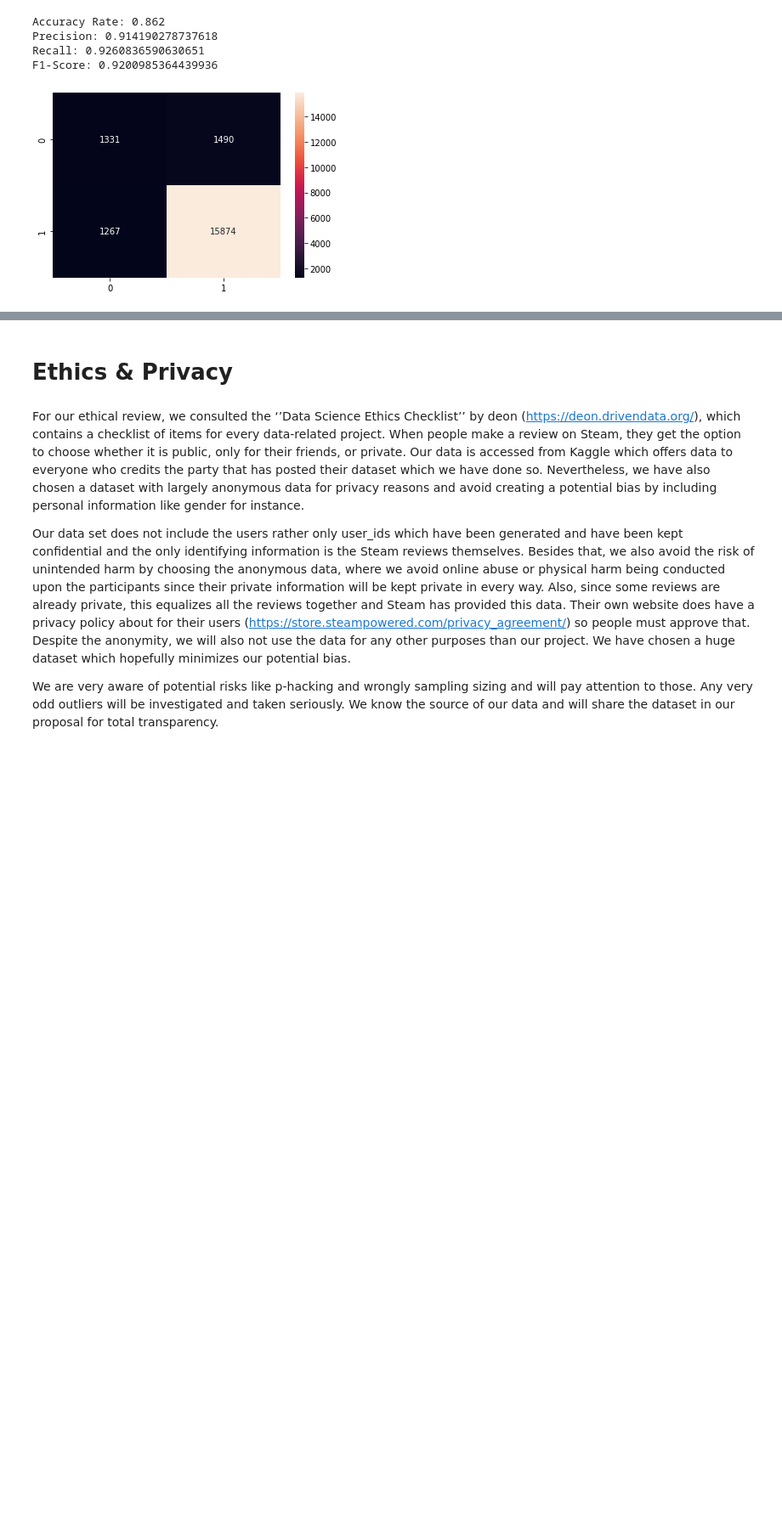
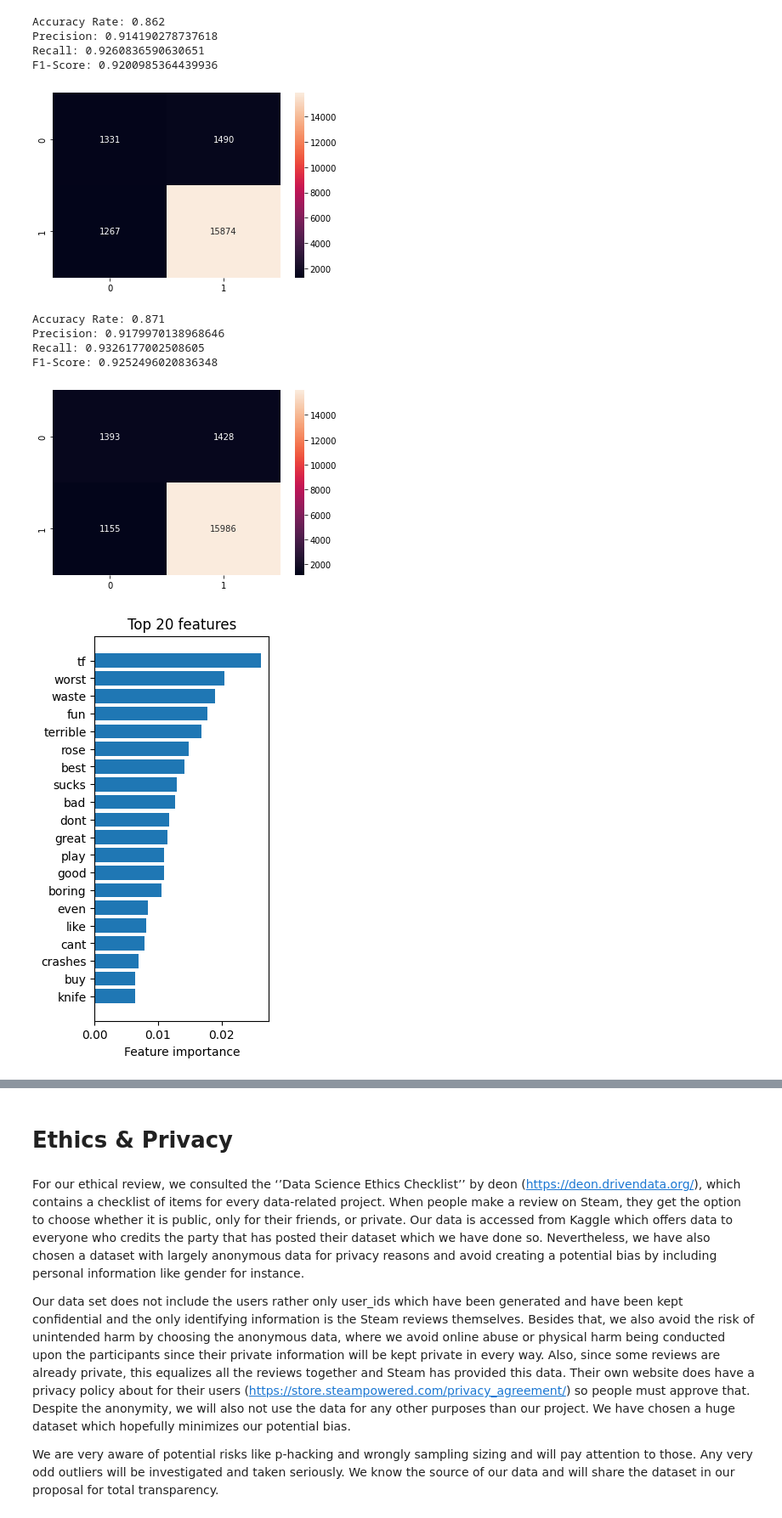
Before and after one commit to lilly-pad/Group025-Sp22, a Jupyter notebook: Checkpoint_group025.ipynb, the cells around one changed output, grey strips where cells are left out. Shown at 85% size. Cells and saved outputs as stored; diff of their text form; code cells hidden in the pictures; blank space fills up the shorter version.

Commit message:
Added decision tree and logistic regression, as well as feature importance

```diff
--- a/Checkpoint_group025.ipynb
+++ b/Checkpoint_group025.ipynb
@@ -235,3 +237,52 @@ Precision: 0.914190278737618
 Recall: 0.9260836590630651
 F1-Score: 0.9200985364439936
 [figure]
+# %%
+from sklearn.tree import DecisionTreeClassifier
+
+X = df_steam['review_text_clean']
+y = df_steam['review_score']
+
+clf3 = Pipeline([
+    ('vect', TfidfVectorizer(max_features=3000, strip_accents='ascii')),
+    ('tfidf', TfidfTransformer()),
+    ('clf', DecisionTreeClassifier()),
+    ])
+# %%
+from sklearn.model_selection import train_test_split
+
+X_train, X_test, y_train, y_test = train_test_split(X, y, random_state=42, test_size=0.20)
+
+classifier3 = clf3.fit(X_train, y_train)
+
+predictions_test = classifier3.predict(X_test)
+predictions_train = classifier3.predict(X_train)
+# %%
+cmat = confusion_matrix(y_test, predictions_test)
+
+sns.heatmap(cmat, annot=True, fmt='')
+
+print('Accuracy Rate: {}'.format(round(np.divide(np.sum([cmat[0,0],cmat[1,1]]),np.sum(cmat)), 3)))
+print('Precision: {}'.format(precision_score(y_test, predictions_test)))
+print('Recall: {}'.format(recall_score(y_test, predictions_test)))
+print('F1-Score: {}'.format(f1_score(y_test, predictions_test)))
+
+n = 20
+
+features = classifier3['vect'].get_feature_names_out()
+importance = classifier3._final_estimator.feature_importances_.argsort()[::-1][:n]# summarize feature importance
+
+plt.figure(figsize=(9, 6), dpi=100)
+plt.subplot(131)
+plt.title('Top %i features' %n)
+plt.xlabel("Feature importance")
+plt.barh(features[importance], classifier3._final_estimator.feature_importances_[importance])
+plt.gca().invert_yaxis()
+plt.show()
+# %% [output]
+Accuracy Rate: 0.871
+Precision: 0.9179970138968646
+Recall: 0.9326177002508605
+F1-Score: 0.9252496020836348
+[figure, added]
+[figure, added]
```
Also changed, not shown: parts of 7 cells of this notebook, 1 other file.
